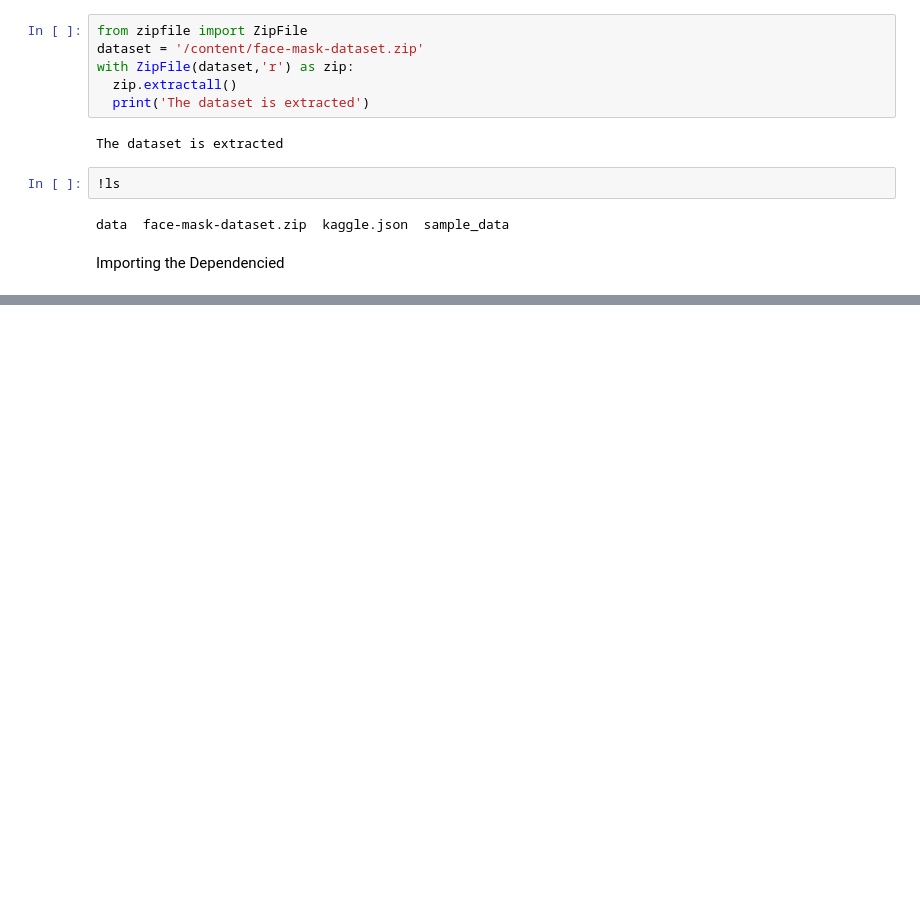
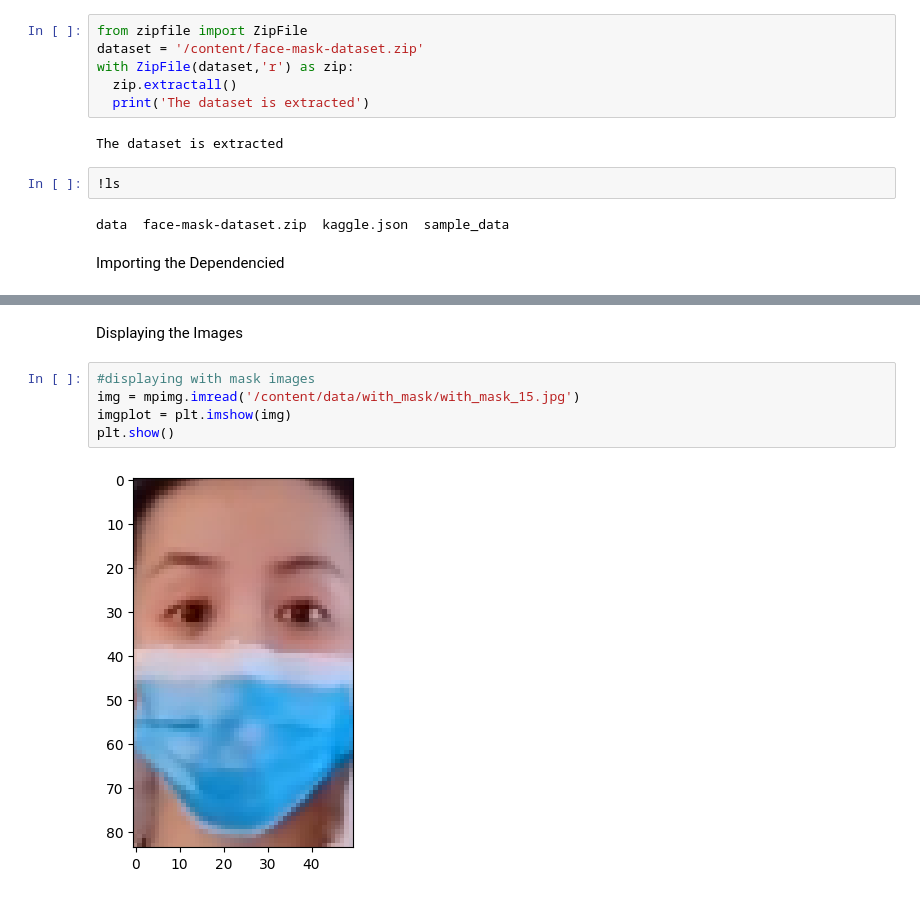
Before and after one commit to Pruthvirajsinh-Zala/DL-projects, a Jupyter notebook: Face Mask Detection/Face_Mask_Detection_using_CNN.ipynb, the cells around one changed output, grey strips where cells are left out. Cells and saved outputs as stored; diff of their text form; blank space fills up the shorter version.

```diff
--- a/Face Mask Detection/Face_Mask_Detection_using_CNN.ipynb
+++ b/Face Mask Detection/Face_Mask_Detection_using_CNN.ipynb
@@ -51,0 +108,9 @@ from PIL import Image
+# %% [markdown]
+Displaying the Images
+# %%
+#displaying with mask images
+img = mpimg.imread('/content/data/with_mask/with_mask_15.jpg')
+imgplot = plt.imshow(img)
+plt.show()
+# %% [output]
+[figure, added]
```
Also changed, not shown: parts of 26 cells of this notebook.
